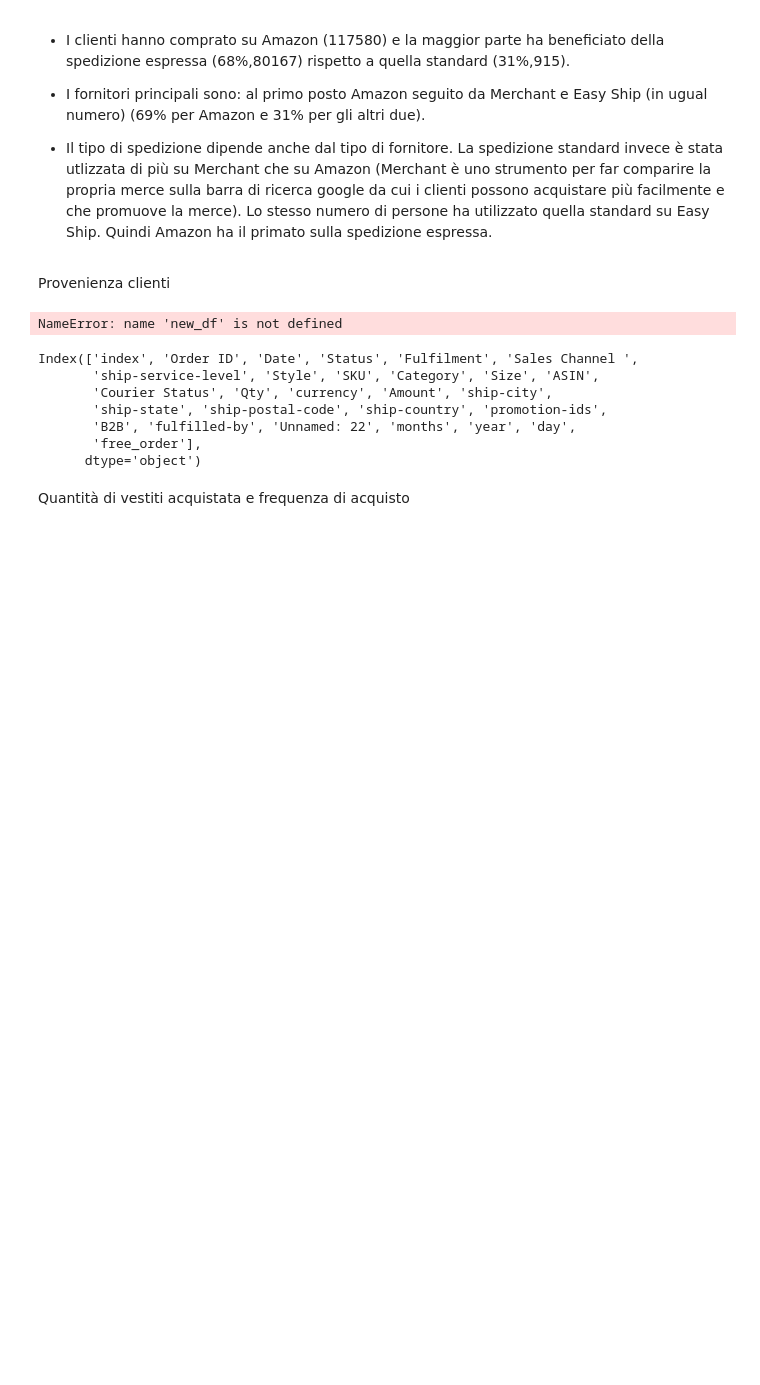
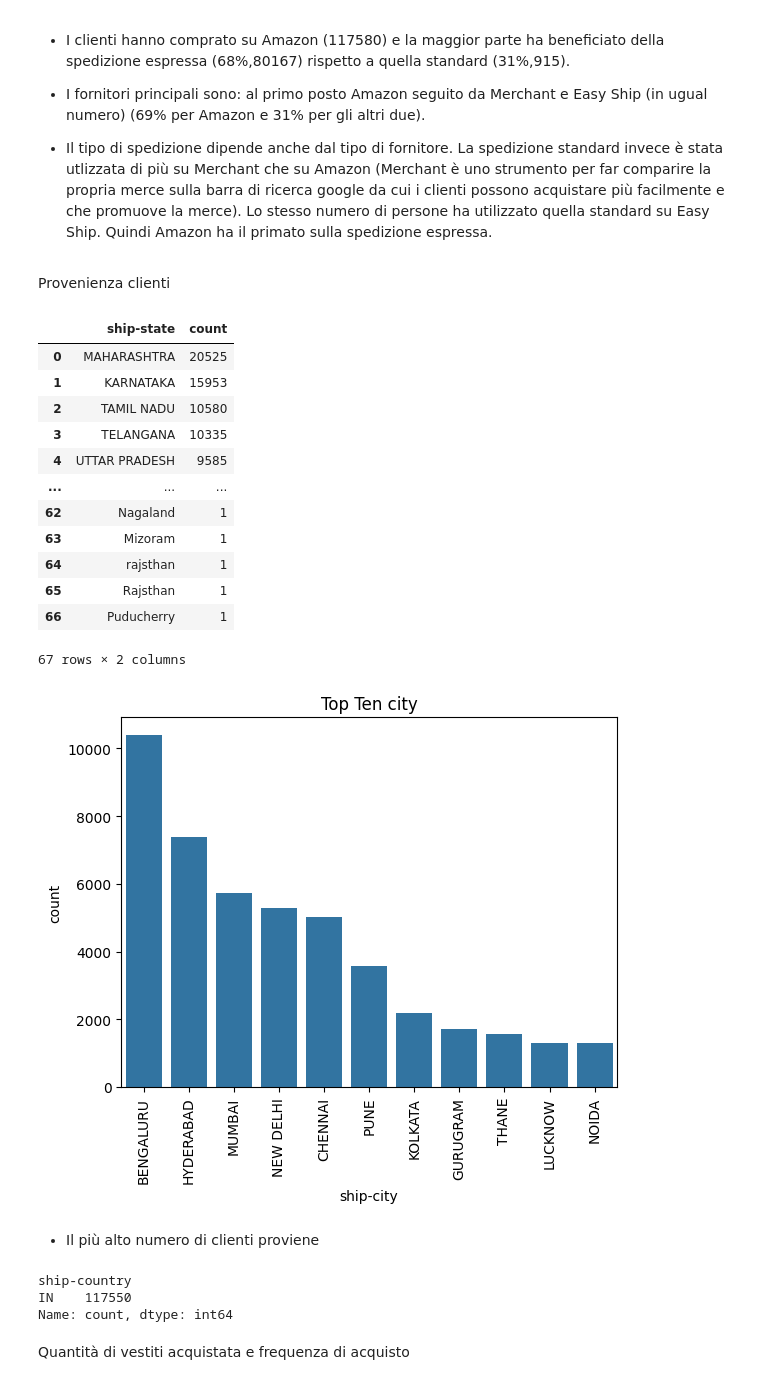
Before and after one commit to glo-code/ecommerce-analysis, a Jupyter notebook: ecommerce_analysis.ipynb, the cells around one changed output. Cells and saved outputs as stored; diff of their text form; code cells hidden in the pictures; blank space fills up the shorter version.

```diff
--- a/ecommerce_analysis.ipynb
+++ b/ecommerce_analysis.ipynb
@@ -697,21 +672,39 @@ Lo stesso numero di persone ha utilizzato quella standard su Easy Ship.
 Quindi Amazon ha il primato sulla spedizione espressa.
 # %% [markdown]
 Provenienza clienti
-# %%
-provenienza=new_df[['Order ID','ship-city']].value_counts()#.reset_index()
-provenienza.unstack()
-#sns.catplot(data=provenienza,kind='bar')
-# %% [output]
-NameError: name 'new_df' is not defined
-# %%
-new_df.columns
-# %% [output]
-Index(['index', 'Order ID', 'Date', 'Status', 'Fulfilment', 'Sales Channel ',
-       'ship-service-level', 'Style', 'SKU', 'Category', 'Size', 'ASIN',
-       'Courier Status', 'Qty', 'currency', 'Amount', 'ship-city',
-       'ship-state', 'ship-postal-code', 'ship-country', 'promotion-ids',
-       'B2B', 'fulfilled-by', 'Unnamed: 22', 'months', 'year', 'day',
-       'free_order'],
-      dtype='object')
+# %%
+
+provenienza=new_df['ship-city'].value_counts().reset_index()
+stato=new_df['ship-state'].value_counts().reset_index()
+provenienza_max=provenienza.apply(lambda max:max.sort_values(ascending=True))
+primi_dieci=provenienza_max.iloc[0:11]
+sns.barplot(data=primi_dieci,x='ship-city',y='count')
+plt.xticks(rotation=90)
+plt.title('Top Ten city')
+primi_dieci
+stato
+# %% [output]
+|  | ship-state | count |
+| 0 | MAHARASHTRA | 20525 |
+| 1 | KARNATAKA | 15953 |
+| 2 | TAMIL NADU | 10580 |
+| 3 | TELANGANA | 10335 |
+| 4 | UTTAR PRADESH | 9585 |
+| ... | ... | ... |
+| 62 | Nagaland | 1 |
+| 63 | Mizoram | 1 |
+| 64 | rajsthan | 1 |
+| 65 | Rajsthan | 1 |
+| 66 | Puducherry | 1 |
+67 rows × 2 columns
+[figure, added]
+# %% [markdown]
+- Il più alto numero di clienti proviene
+# %%
+new_df['ship-country'].value_counts()
+# %% [output]
+ship-country
+IN    117550
+Name: count, dtype: int64
 # %% [markdown]
 Quantità di vestiti acquistata e frequenza di acquisto
```
Also changed, not shown: parts of 6 cells of this notebook.
